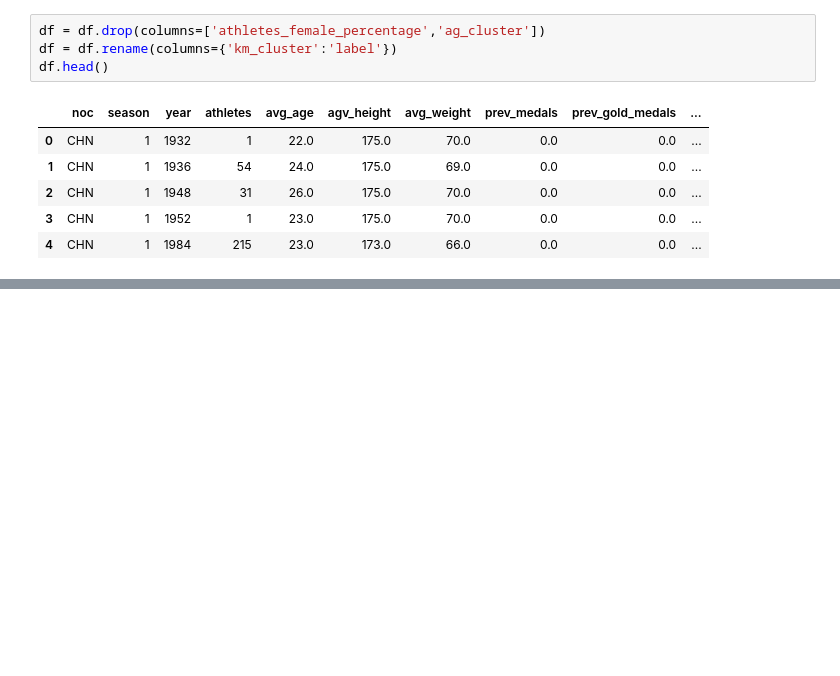
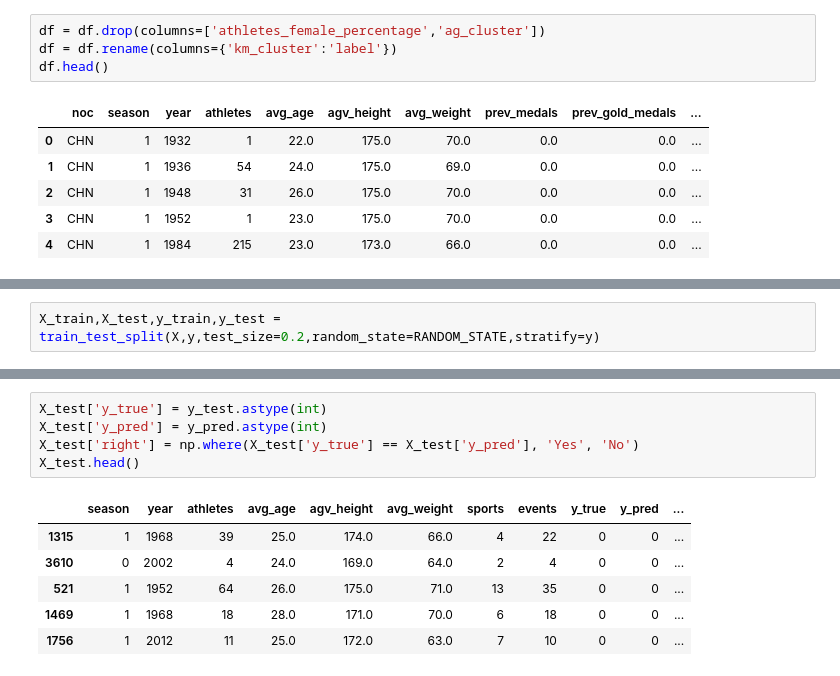
Before and after one commit to marshaale/olympic_medals_prediction, a Jupyter notebook: notebooks/classification.ipynb, the cells around one changed output, grey strips where cells are left out. Saved outputs shown, nothing was run; the diff lists cells and outputs as text; blank space fills up the shorter version.

```diff
--- a/notebooks/classification.ipynb
+++ b/notebooks/classification.ipynb
@@ -40,0 +102,2 @@ df.head()
+# %%
+X_train,X_test,y_train,y_test = train_test_split(X,y,test_size=0.2,random_state=RANDOM_STATE,stratify=y)
@@ -40,0 +243,12 @@ df.head()
+# %%
+X_test['y_true'] = y_test.astype(int)
+X_test['y_pred'] = y_pred.astype(int)
+X_test['right'] = np.where(X_test['y_true'] == X_test['y_pred'], 'Yes', 'No')
+X_test.head()
+# %% [output]
+|  | season | year | athletes | avg_age | agv_height | avg_weight | sports | events | y_true | y_pred | ... |
+| 1315 | 1 | 1968 | 39 | 25.0 | 174.0 | 66.0 | 4 | 22 | 0 | 0 | ... |
+| 3610 | 0 | 2002 | 4 | 24.0 | 169.0 | 64.0 | 2 | 4 | 0 | 0 | ... |
+| 521 | 1 | 1952 | 64 | 26.0 | 175.0 | 71.0 | 13 | 35 | 0 | 0 | ... |
+| 1469 | 1 | 1968 | 18 | 28.0 | 171.0 | 70.0 | 6 | 18 | 0 | 0 | ... |
+| 1756 | 1 | 2012 | 11 | 25.0 | 172.0 | 63.0 | 7 | 10 | 0 | 0 | ... |
```
Also changed, not shown: parts of 28 cells of this notebook.
